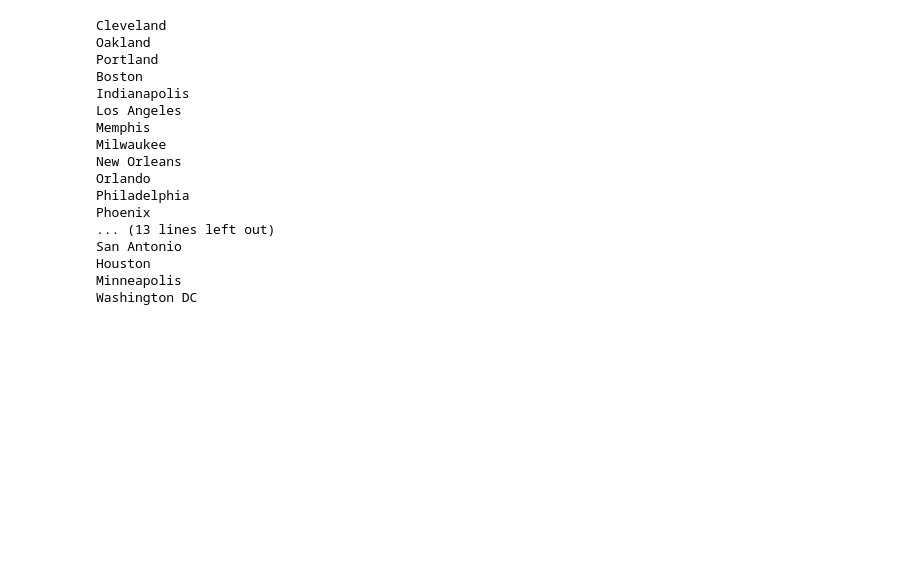
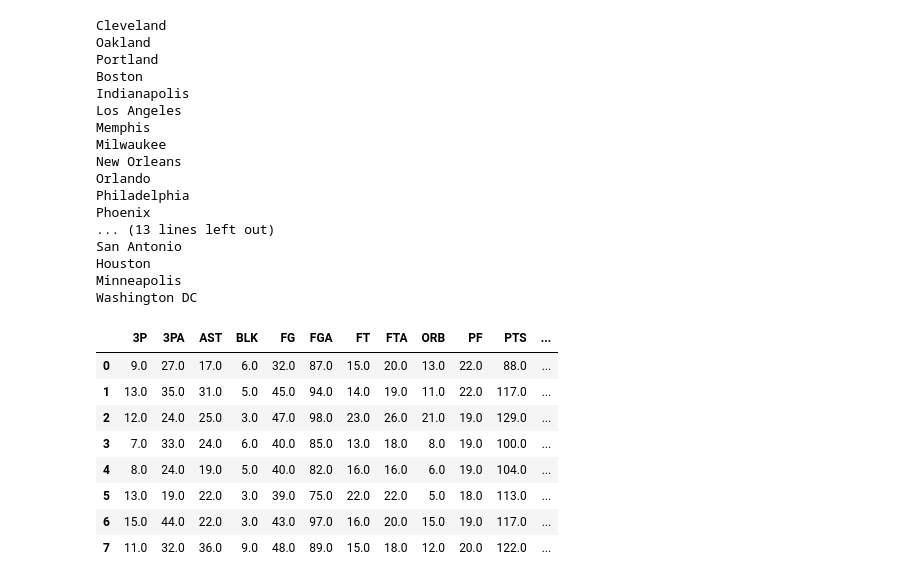
Before and after one commit to andrewadelson92/nbabasketball_predictions, a Jupyter notebook: feature engineering.ipynb, the cells around one changed output. Cells and saved outputs as stored; diff of their text form; code cells hidden in the pictures; blank space fills up the shorter version.

```diff
--- a/feature engineering.ipynb
+++ b/feature engineering.ipynb
@@ -274,3 +274,54 @@ df= pd.DataFrame(new_matrix,columns = columns)
 # %%
 ##calculate the time zone difference from the last game
 df['time_zone_diff_From_last'] = df['game_time_zone']- df['last_time_zone']
+# %%
+
+matrix = df.as_matrix()
+
+
+game = {}
+for team in clubs:
+    game[team]=1
+
+
+new_matrix = []
+for row in matrix:
+    row = list(row)
+    if game[row[16]] == 1:
+        row.append(1)
+    else:
+        row.append(game[row[16]])
+    new_matrix.append(row)
+    game[row[16]] +=1
+
+columns = ['3P', '3PA', 'AST', 'BLK', 'FG', 'FGA', 'FT', 'FTA', 'ORB', 'PF',
+       'PTS', 'STL', 'TOV', 'TRB', 'is_Home', 'Team_Win', 'Team', 'opp_3P',
+       'opp_3PA', 'opp_AST', 'opp_BLK', 'opp_FG', 'opp_FGA', 'opp_FT',
+       'opp_FTA', 'opp_PTS', 'opp_ORB', 'opp_STL', 'opp_PF', 'opp_TOV',
+       'opponent', 'Game_Id', 'Date', 'Days_Since', 'game_Location',
+       'team_location', 'distance_From_Home', 'game_time_zone',
+       'team_time_zone', 'time_zone_diff_From_home','last_loc','distance_From_Last_Game',
+        'last_time_zone','time_zone_diff_From_last','game_number']
+
+##add the last loc column to new data frame
+df= pd.DataFrame(new_matrix,columns = columns)
+# %%
+df.drop('is_Opener',axis=1,inplace=True)
+# %%
+def is_opener(row):
+    return int(row['game_number']==1)
+df['is_Opener'] = df.apply(is_opener,axis=1)
+# %%
+df['line'] = df['PTS']-df['opp_PTS']
+# %%
+df.head(8)
+# %% [output]
+|  | 3P | 3PA | AST | BLK | FG | FGA | FT | FTA | ORB | PF | PTS | ... |
+| 0 | 9.0 | 27.0 | 17.0 | 6.0 | 32.0 | 87.0 | 15.0 | 20.0 | 13.0 | 22.0 | 88.0 | ... |
+| 1 | 13.0 | 35.0 | 31.0 | 5.0 | 45.0 | 94.0 | 14.0 | 19.0 | 11.0 | 22.0 | 117.0 | ... |
+| 2 | 12.0 | 24.0 | 25.0 | 3.0 | 47.0 | 98.0 | 23.0 | 26.0 | 21.0 | 19.0 | 129.0 | ... |
+| 3 | 7.0 | 33.0 | 24.0 | 6.0 | 40.0 | 85.0 | 13.0 | 18.0 | 8.0 | 19.0 | 100.0 | ... |
+| 4 | 8.0 | 24.0 | 19.0 | 5.0 | 40.0 | 82.0 | 16.0 | 16.0 | 6.0 | 19.0 | 104.0 | ... |
+| 5 | 13.0 | 19.0 | 22.0 | 3.0 | 39.0 | 75.0 | 22.0 | 22.0 | 5.0 | 18.0 | 113.0 | ... |
+| 6 | 15.0 | 44.0 | 22.0 | 3.0 | 43.0 | 97.0 | 16.0 | 20.0 | 15.0 | 19.0 | 117.0 | ... |
+| 7 | 11.0 | 32.0 | 36.0 | 9.0 | 48.0 | 89.0 | 15.0 | 18.0 | 12.0 | 20.0 | 122.0 | ... |
```
Also changed, not shown: parts of 4 cells of this notebook.
